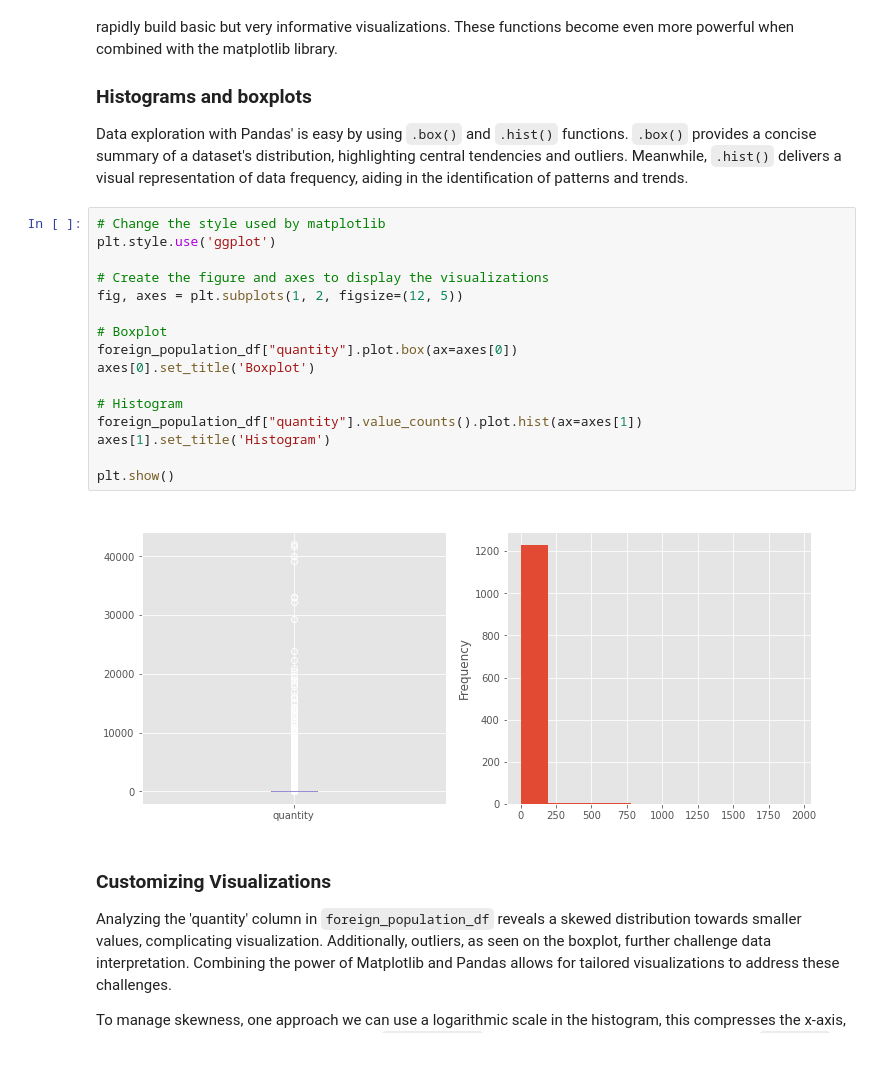
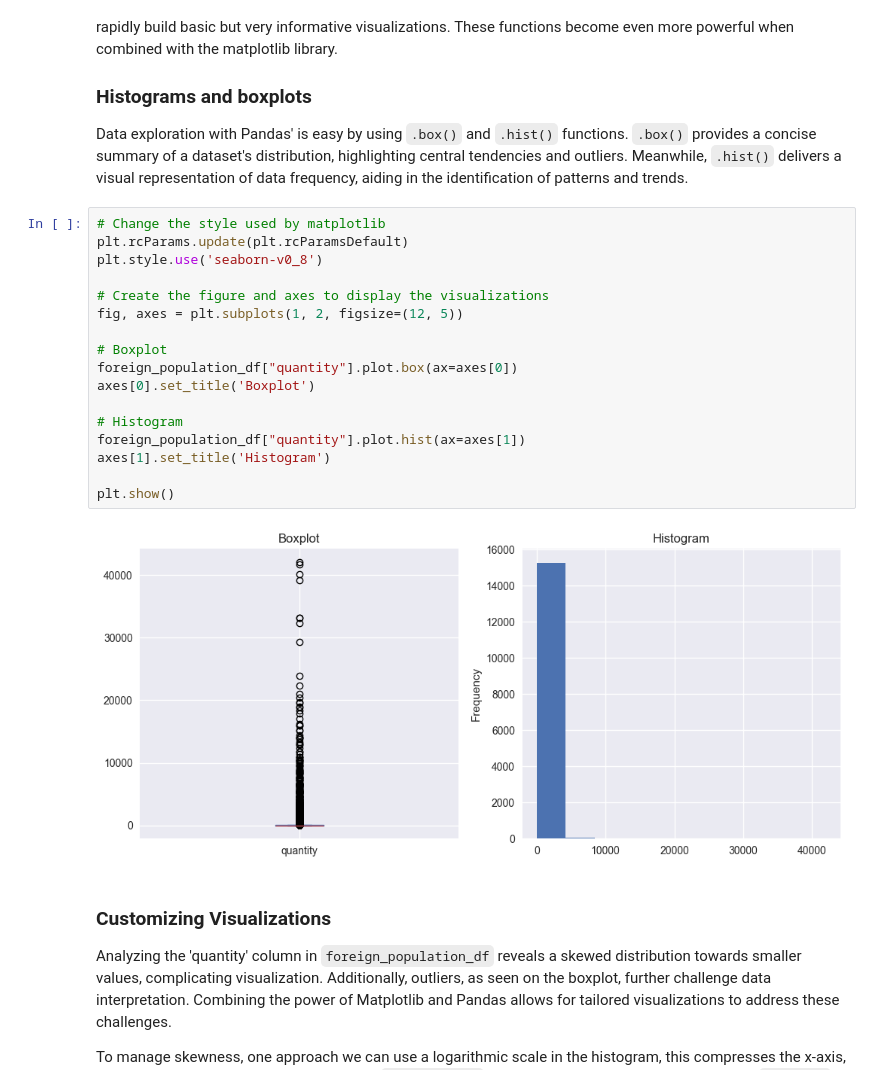
Before and after one commit to EricNSuarez/DataPrepPyInsights, a Jupyter notebook: Chapter1/DataPreprocessingInsights.ipynb, the cells around one changed output. Cells and saved outputs as stored; diff of their text form; blank space fills up the shorter version.

```diff
--- a/Chapter1/DataPreprocessingInsights.ipynb
+++ b/Chapter1/DataPreprocessingInsights.ipynb
@@ -169,22 +169,23 @@ For most datasets, studying all of the summarization values can be overwhelm us.
 Data exploration with Pandas' is easy by using `.box()` and `.hist()` functions. `.box()` provides a concise summary of a dataset's distribution, highlighting central tendencies and outliers. Meanwhile, `.hist()` delivers a visual representation of data frequency, aiding in the identification of patterns and trends.
 # %%
 # Change the style used by matplotlib
-plt.style.use('ggplot')
+plt.rcParams.update(plt.rcParamsDefault)
+plt.style.use('seaborn-v0_8')
 
 # Create the figure and axes to display the visualizations
 fig, axes = plt.subplots(1, 2, figsize=(12, 5))
 
 # Boxplot
 foreign_population_df["quantity"].plot.box(ax=axes[0])
 axes[0].set_title('Boxplot')
 
 # Histogram
-foreign_population_df["quantity"].value_counts().plot.hist(ax=axes[1])
+foreign_population_df["quantity"].plot.hist(ax=axes[1])
 axes[1].set_title('Histogram')
 
 plt.show()
 # %% [output]
-[figure, old version]
+[figure, new version]
 # %% [markdown]
 ### Customizing Visualizations
 
```
Also changed, not shown: parts of 3 cells of this notebook.
